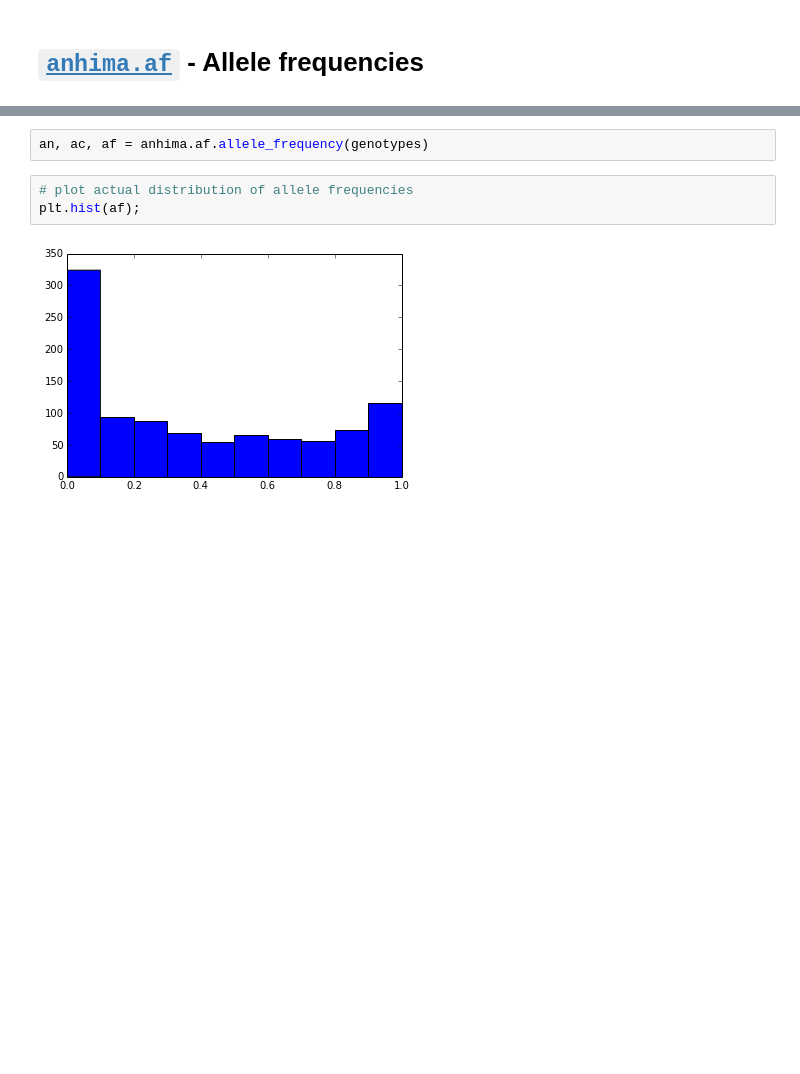
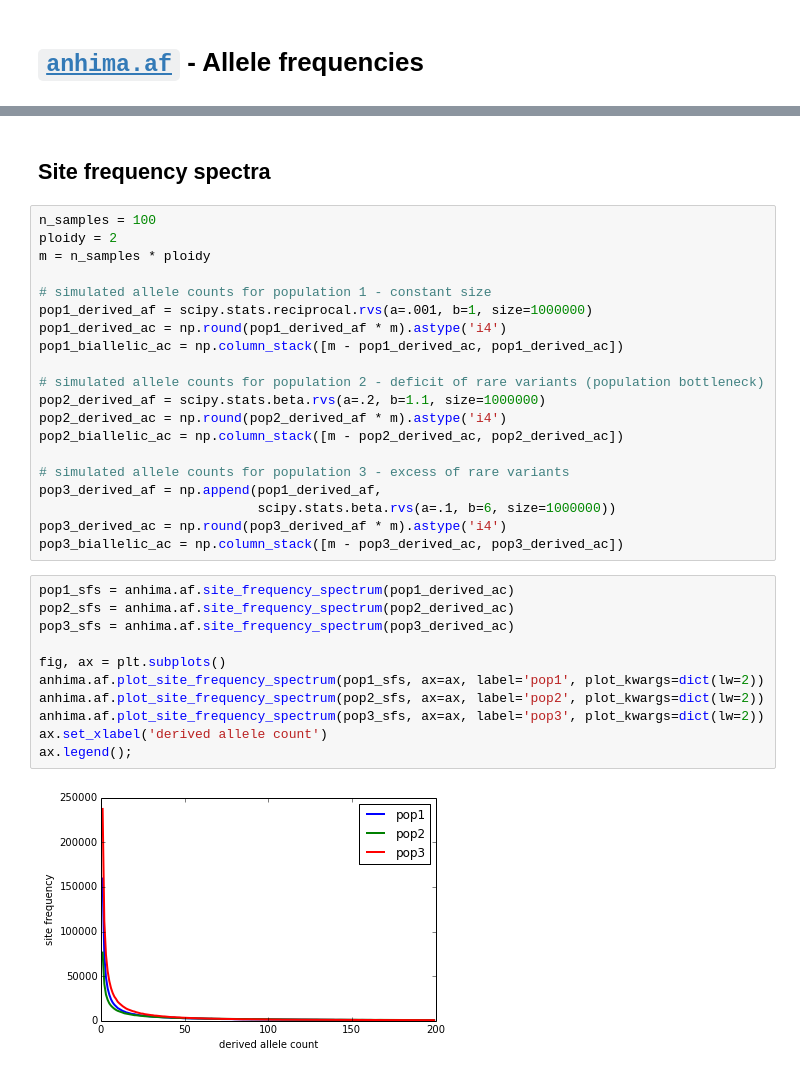
Before and after one commit to alimanfoo/anhima, a Jupyter notebook: examples/af.ipynb, the cells around one changed output, grey strips where cells are left out. Drawn from its saved outputs; the diff is of its cells as text; blank space fills up the shorter version.

Commit message:
site frequency spectra initial implementation

```diff
--- a/examples/af.ipynb
+++ b/examples/af.ipynb
@@ -56,7 +74,35 @@ plt.hist(x);
-# %%
-an, ac, af = anhima.af.allele_frequency(genotypes)
-# %%
-# plot actual distribution of allele frequencies
-plt.hist(af);
-# %% [output]
-[figure, removed]
+# %% [markdown]
+## Site frequency spectra
+# %%
+n_samples = 100
+ploidy = 2
+m = n_samples * ploidy
+
+# simulated allele counts for population 1 - constant size
+pop1_derived_af = scipy.stats.reciprocal.rvs(a=.001, b=1, size=1000000)
+pop1_derived_ac = np.round(pop1_derived_af * m).astype('i4')
+pop1_biallelic_ac = np.column_stack([m - pop1_derived_ac, pop1_derived_ac])
+
+# simulated allele counts for population 2 - deficit of rare variants (population bottleneck)
+pop2_derived_af = scipy.stats.beta.rvs(a=.2, b=1.1, size=1000000)
+pop2_derived_ac = np.round(pop2_derived_af * m).astype('i4')
+pop2_biallelic_ac = np.column_stack([m - pop2_derived_ac, pop2_derived_ac])
+
+# simulated allele counts for population 3 - excess of rare variants
+pop3_derived_af = np.append(pop1_derived_af,
+                            scipy.stats.beta.rvs(a=.1, b=6, size=1000000))
+pop3_derived_ac = np.round(pop3_derived_af * m).astype('i4')
+pop3_biallelic_ac = np.column_stack([m - pop3_derived_ac, pop3_derived_ac])
+# %%
+pop1_sfs = anhima.af.site_frequency_spectrum(pop1_derived_ac)
+pop2_sfs = anhima.af.site_frequency_spectrum(pop2_derived_ac)
+pop3_sfs = anhima.af.site_frequency_spectrum(pop3_derived_ac)
+
+fig, ax = plt.subplots()
+anhima.af.plot_site_frequency_spectrum(pop1_sfs, ax=ax, label='pop1', plot_kwargs=dict(lw=2))
+anhima.af.plot_site_frequency_spectrum(pop2_sfs, ax=ax, label='pop2', plot_kwargs=dict(lw=2))
+anhima.af.plot_site_frequency_spectrum(pop3_sfs, ax=ax, label='pop3', plot_kwargs=dict(lw=2))
+ax.set_xlabel('derived allele count')
+ax.legend();
+# %% [output]
+[figure, added]
```
Also changed, not shown: parts of 17 cells of this notebook, 5 other files.
